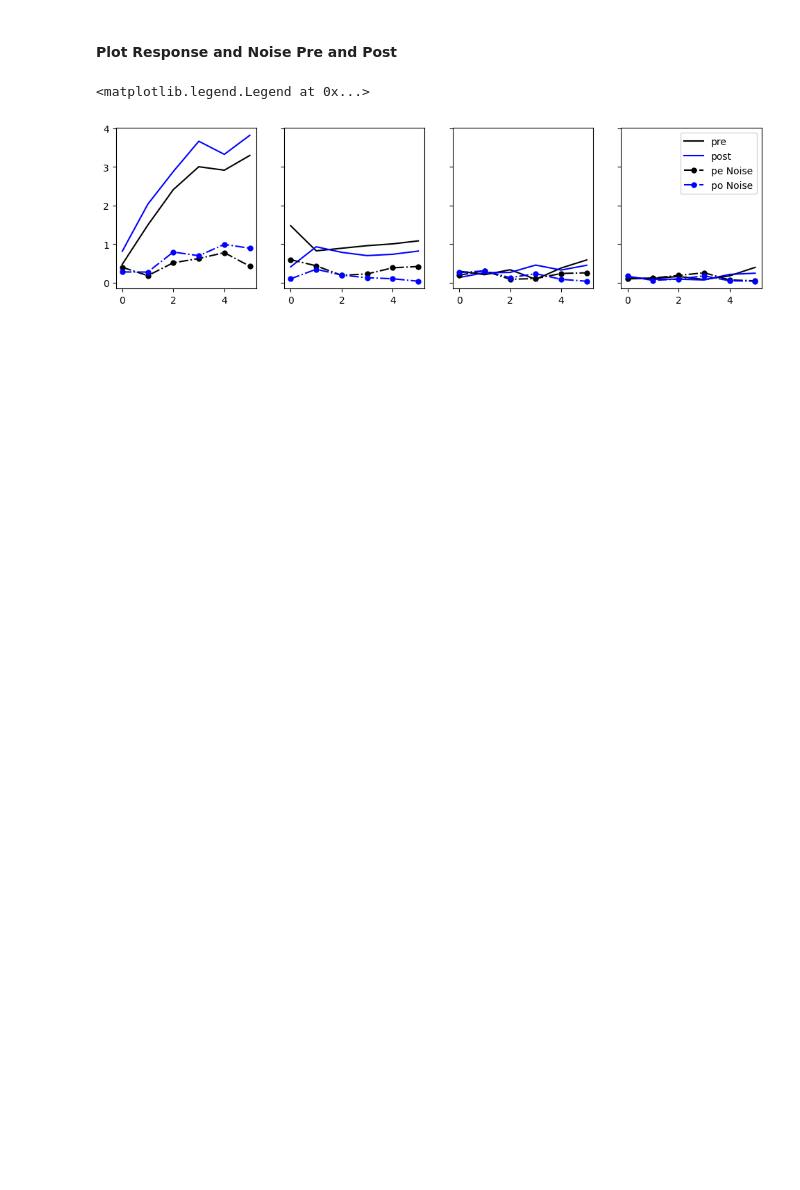
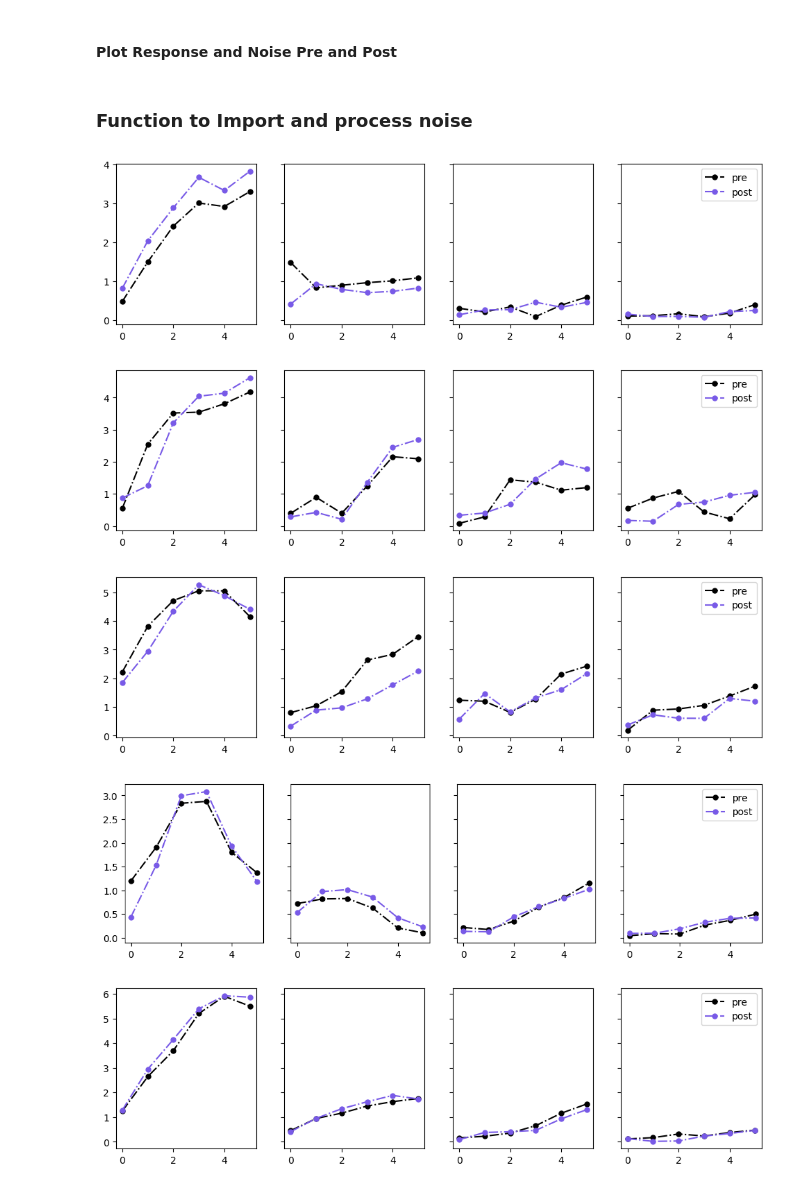
Before and after one commit to PatriciaNL/LTP_analysis, a Jupyter notebook: PythonScripts/ProcessingPipeline/RCAScripts/Process_LTP_Noise.ipynb, the cells around one changed output. Saved outputs shown, nothing was run; the diff lists cells and outputs as text; code cells hidden in the pictures; blank space fills up the shorter version.

Commit message:
functions for avg data collasping and prepost

```diff
--- a/PythonScripts/ProcessingPipeline/RCAScripts/Process_LTP_Noise.ipynb
+++ b/PythonScripts/ProcessingPipeline/RCAScripts/Process_LTP_Noise.ipynb
@@ -154,15 +225,16 @@ for pp in range(2):
 # %%
-fig,axs = plt.subplots(1,4,figsize = ((12,3)),sharey = True)
+# fig,axs = plt.subplots(1,4,figsize = ((12,3)),sharey = True)
 
-for h in range(4):
-    axs[h].plot(PrePostSig[h,0,:], color = 'black', label = 'pre')
-    axs[h].plot(PrePostSig[h,1,:], color = 'blue', label = 'post')
+# for h in range(4):
+#     axs[h].plot(PrePostSig[h,0,:], color = 'black', label = 'pre')
+#     axs[h].plot(PrePostSig[h,1,:], color = 'blue', label = 'post')
 
 
-    axs[h].plot(PrePostNoise[h,0,:], color = 'black',linestyle='-.', marker='o', markersize=5, label = 'pe Noise')
-    axs[h].plot(PrePostNoise[h,1,:], color = 'blue',linestyle='-.', marker='o', markersize=5, label = 'po Noise')
+#     axs[h].plot(PrePostNoise[h,0,:], color = 'black',linestyle='-.', marker='o', markersize=5, label = 'pe Noise')
+#     axs[h].plot(PrePostNoise[h,1,:], color = 'blue',linestyle='-.', marker='o', markersize=5, label = 'po Noise')
 
-axs[3].legend()
+# axs[3].legend()
-# %% [output]
-<matplotlib.legend.Legend at 0x...>
-[figure, removed]
+# %% [markdown]
+### Function to Import and process noise
+# %%
+SignalFiles = [f1, f2]
@@ -168,0 +279,22 @@ axs[3].legend()
+# %%
+F1_SubjectHarmonic_Signal = Sort_As_Pre_Post(rca_comp, NumHarms, NumBins,SignalFileIn= SignalFiles[0] )
+F2_SubjectHarmonic_Signal = Sort_As_Pre_Post(rca_comp, NumHarms, NumBins,SignalFileIn= SignalFiles[1] )
+# %%
+for subnoise in range(F1_SubjectHarmonic_Signal.shape[0]):
+    fig,axs = plt.subplots(1,4,figsize = ((12,3)),sharey = True)
+
+    Pot_Signal = F1_SubjectHarmonic_Signal[subnoise,:,:]
+
+    for harmonicData in range(NumHarms):
+        hSignal = Pot_Signal[harmonicData,:,:]
+
+        axs[harmonicData].plot(hSignal[0,:], color = fill[0], label = 'pre',linestyle='-.', marker='o', markersize=5)
+        axs[harmonicData].plot(hSignal[1,:], color = fill[7], label = 'post',linestyle='-.', marker='o', markersize=5)
+
+    axs[3].legend()
+# %% [output]
+[figure, added]
+[figure, added]
+[figure, added]
+[figure, added]
+[figure, added]
```
Also changed, not shown: parts of 11 cells of this notebook.
